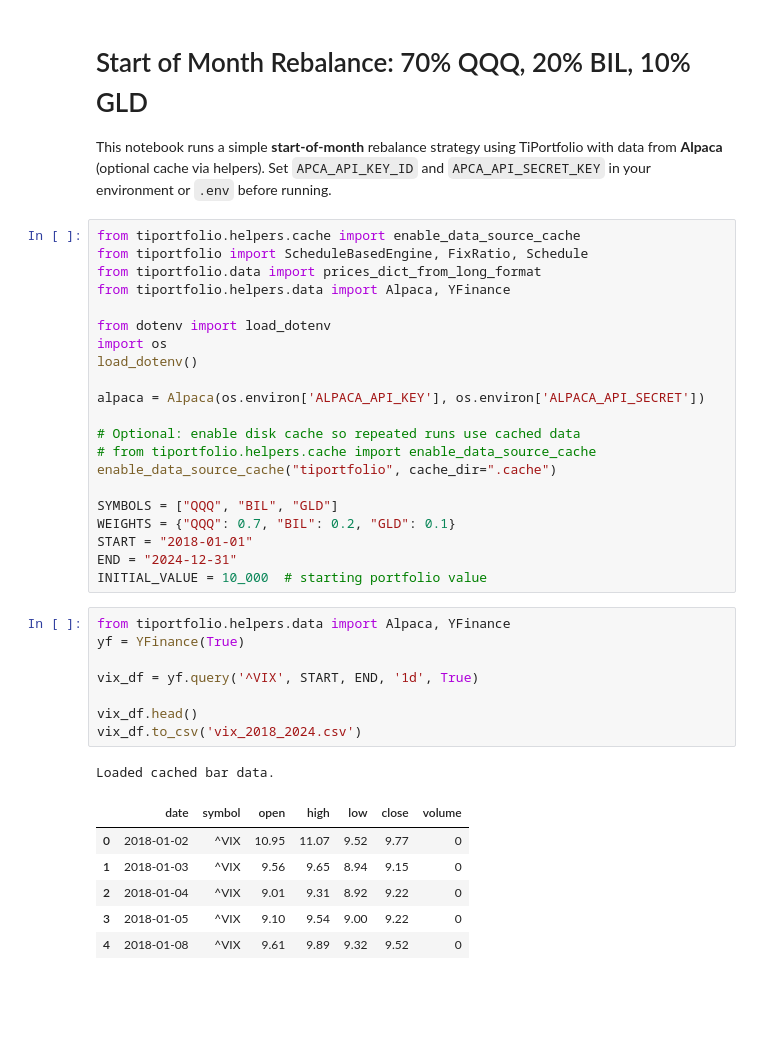
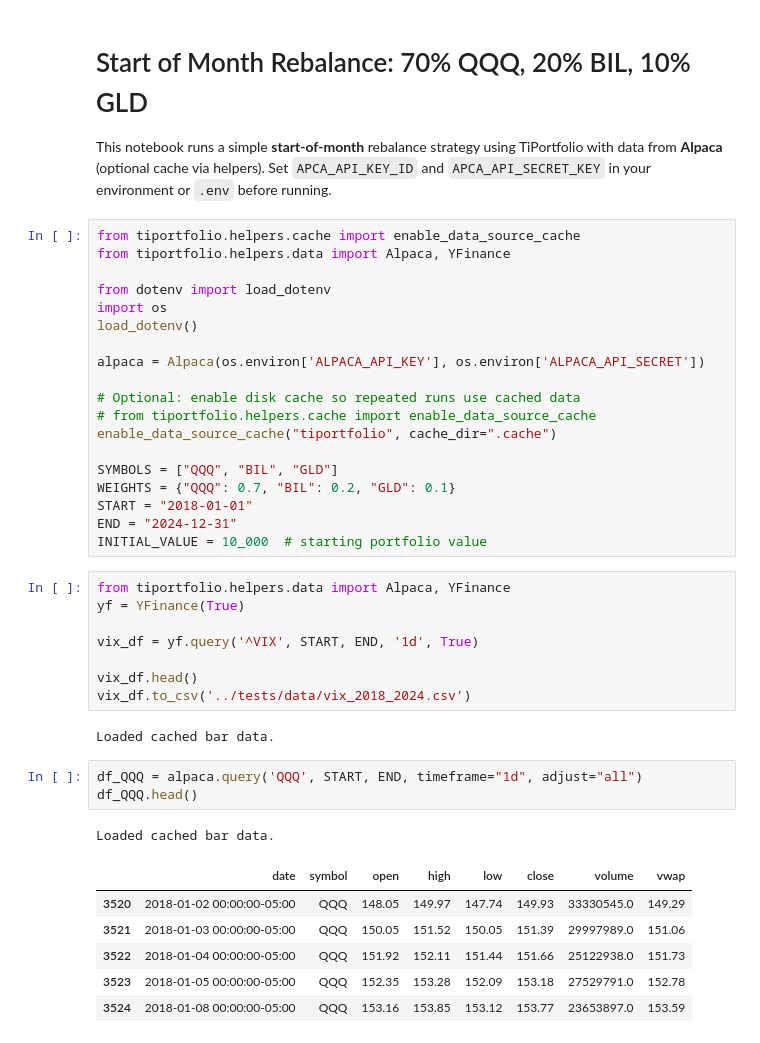
Before and after one commit to TradeInsight-Info/TiPortfolio, a Jupyter notebook: notebooks/data_preparation.ipynb, the cells around one changed output. Drawn from its saved outputs; the diff is of its cells as text; blank space fills up the shorter version.

```diff
--- a/notebooks/data_preparation.ipynb
+++ b/notebooks/data_preparation.ipynb
@@ -4,8 +4,6 @@
 This notebook runs a simple **start-of-month** rebalance strategy using TiPortfolio with data from **Alpaca** (optional cache via helpers). Set `APCA_API_KEY_ID` and `APCA_API_SECRET_KEY` in your environment or `.env` before running.
 # %%
 from tiportfolio.helpers.cache import enable_data_source_cache
-from tiportfolio import ScheduleBasedEngine, FixRatio, Schedule
-from tiportfolio.data import prices_dict_from_long_format
 from tiportfolio.helpers.data import Alpaca, YFinance
 
 from dotenv import load_dotenv
@@ -30,14 +28,19 @@ yf = YFinance(True)
 vix_df = yf.query('^VIX', START, END, '1d', True)
 
 vix_df.head()
-vix_df.to_csv('vix_2018_2024.csv')
+vix_df.to_csv('../tests/data/vix_2018_2024.csv')
 # %% [output]
 Loaded cached bar data.
-|  | date | symbol | open | high | low | close | volume |
-| 0 | 2018-01-02 | ^VIX | 10.95 | 11.07 | 9.52 | 9.77 | 0 |
-| 1 | 2018-01-03 | ^VIX | 9.56 | 9.65 | 8.94 | 9.15 | 0 |
-| 2 | 2018-01-04 | ^VIX | 9.01 | 9.31 | 8.92 | 9.22 | 0 |
-| 3 | 2018-01-05 | ^VIX | 9.10 | 9.54 | 9.00 | 9.22 | 0 |
-| 4 | 2018-01-08 | ^VIX | 9.61 | 9.89 | 9.32 | 9.52 | 0 |
+# %%
+df_QQQ = alpaca.query('QQQ', START, END, timeframe="1d", adjust="all")
+df_QQQ.head()
+# %% [output]
+Loaded cached bar data.
+|  | date | symbol | open | high | low | close | volume | vwap |
+| 3520 | 2018-01-02 00:00:00-05:00 | QQQ | 148.05 | 149.97 | 147.74 | 149.93 | 33330545.0 | 149.29 |
+| 3521 | 2018-01-03 00:00:00-05:00 | QQQ | 150.05 | 151.52 | 150.05 | 151.39 | 29997989.0 | 151.06 |
+| 3522 | 2018-01-04 00:00:00-05:00 | QQQ | 151.92 | 152.11 | 151.44 | 151.66 | 25122938.0 | 151.73 |
+| 3523 | 2018-01-05 00:00:00-05:00 | QQQ | 152.35 | 153.28 | 152.09 | 153.18 | 27529791.0 | 152.78 |
+| 3524 | 2018-01-08 00:00:00-05:00 | QQQ | 153.16 | 153.85 | 153.12 | 153.77 | 23653897.0 | 153.59 |
 # %%
 # download QQQ BIL GLD
```
Also changed, not shown: parts of 1 cell of this notebook, 34 other files.
